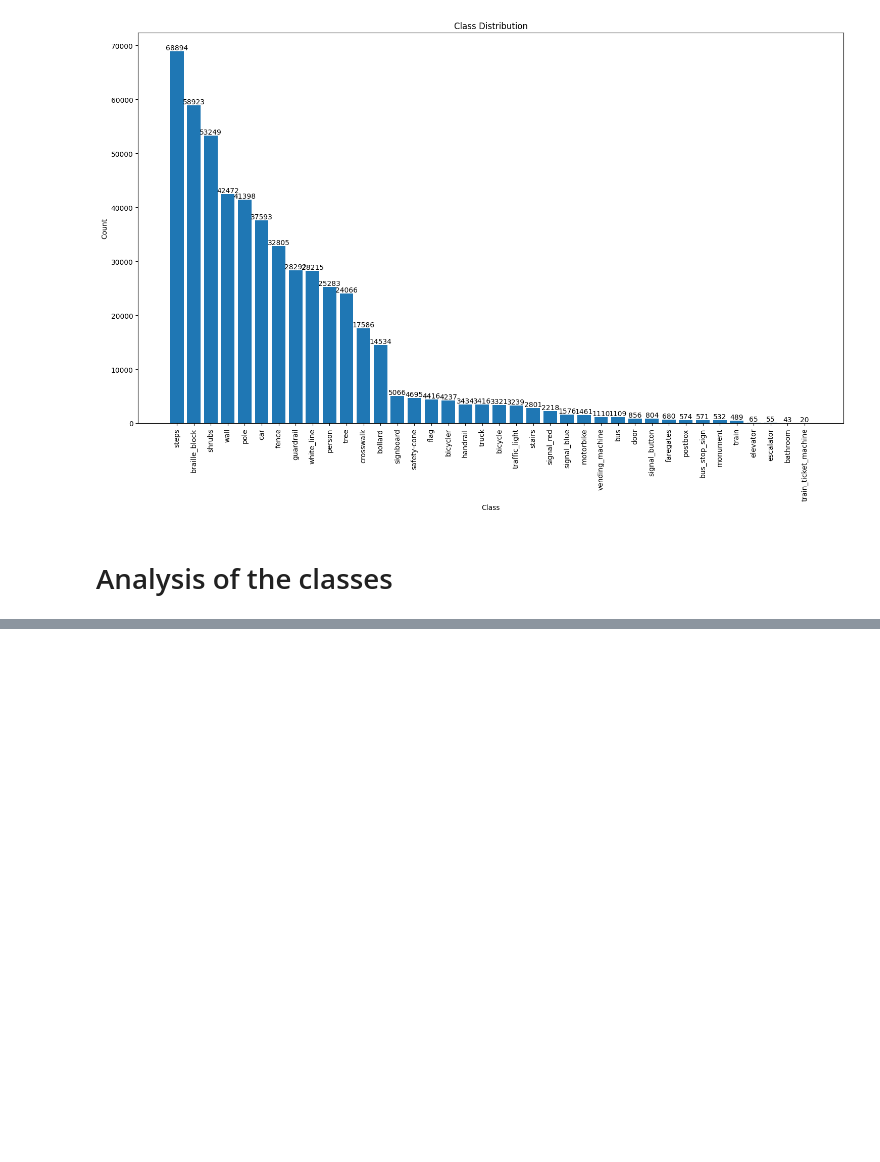
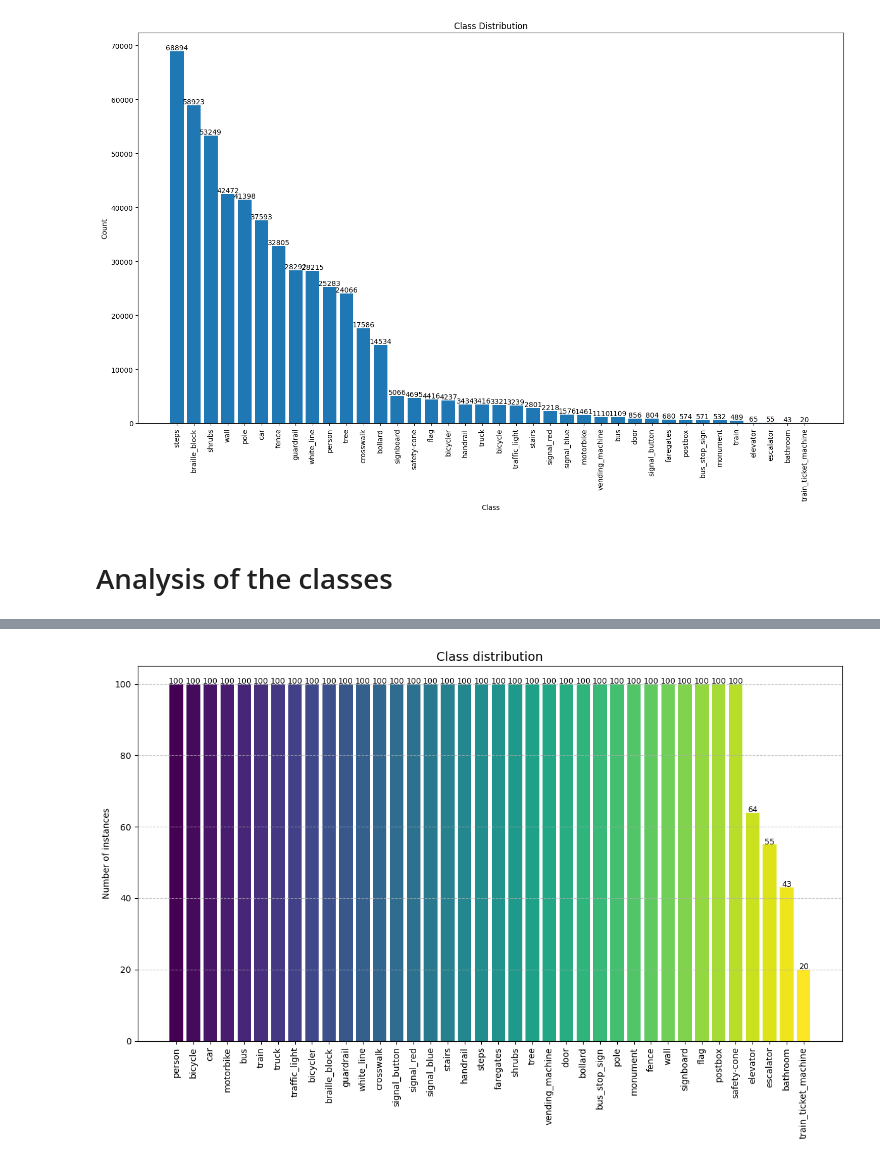
Before and after one commit to jvasquezt2004/TerminalProject, a Jupyter notebook: data_analysis.ipynb, the cells around one changed output, grey strips where cells are left out. Drawn from its saved outputs; the diff is of its cells as text; code cells hidden in the pictures; blank space fills up the shorter version.

```diff
--- a/data_analysis.ipynb
+++ b/data_analysis.ipynb
@@ -237,0 +420,36 @@ Feature extraction initialized
+# %%
+if features.shape[0] > 1:
+    class_counts = {}
+    for class_id in np.unique(labels):
+        class_counts[class_names[class_id]] = np.sum(labels == class_id)
+
+    sorted_counts = {k: v for k, v in sorted(class_counts.items(), key=lambda item: item[1], reverse=True)}
+
+    plt.figure(figsize=(12, 8))
+
+    bars = plt.bar(
+        sorted_counts.keys(),
+        sorted_counts.values(),
+        color=plt.cm.viridis(np.linspace(0, 1, len(sorted_counts)))
+    )
+
+    plt.title('Class distribution', fontsize=14)
+    plt.xticks(rotation=90)
+    plt.ylabel('Number of instances')
+    plt.grid(axis='y', linestyle='--', alpha=0.7)
+
+    for bar in bars:
+        height = bar.get_height()
+        plt.text(
+            bar.get_x() + bar.get_width()/2.,
+            height + 0.1,
+            f'{int(height)}',
+            ha='center',
+            fontsize=9
+        )
+
+    plt.tight_layout()
+    plt.savefig('class_distribution.png', dpi=300, bbox_inches='tight')
+    plt.show()
+# %% [output]
+[figure, added]
```
Also changed, not shown: parts of 12 cells of this notebook.
